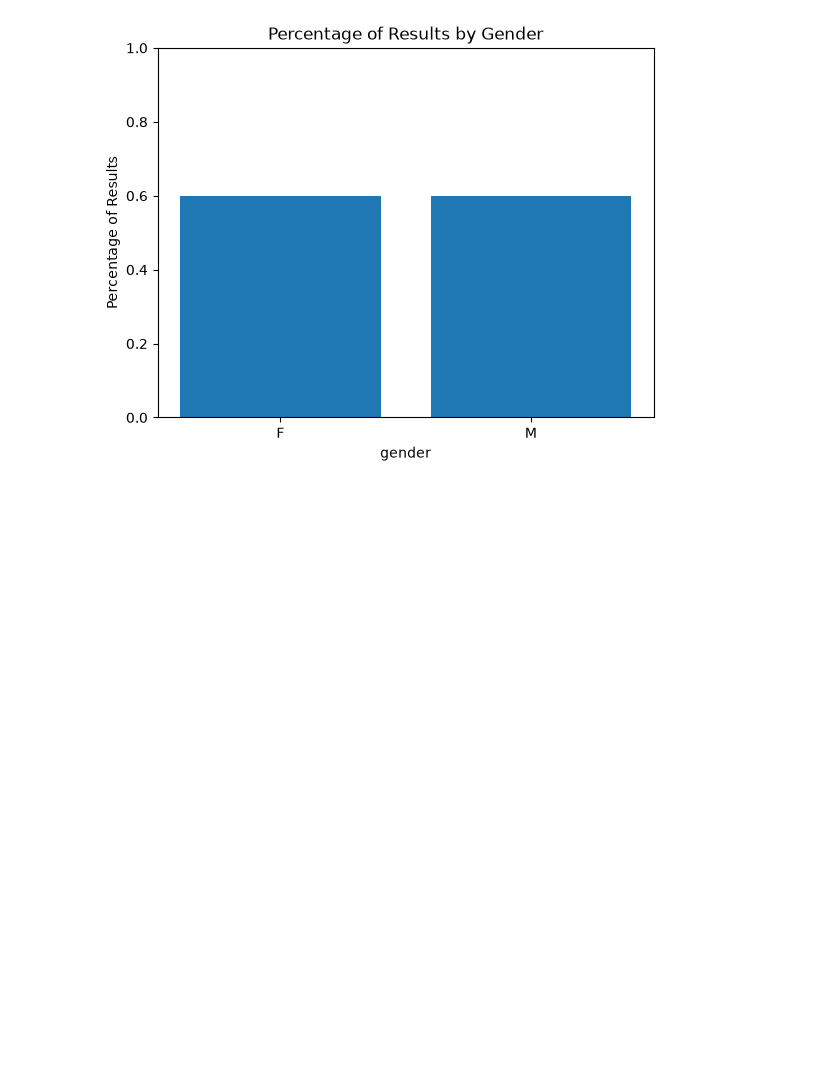
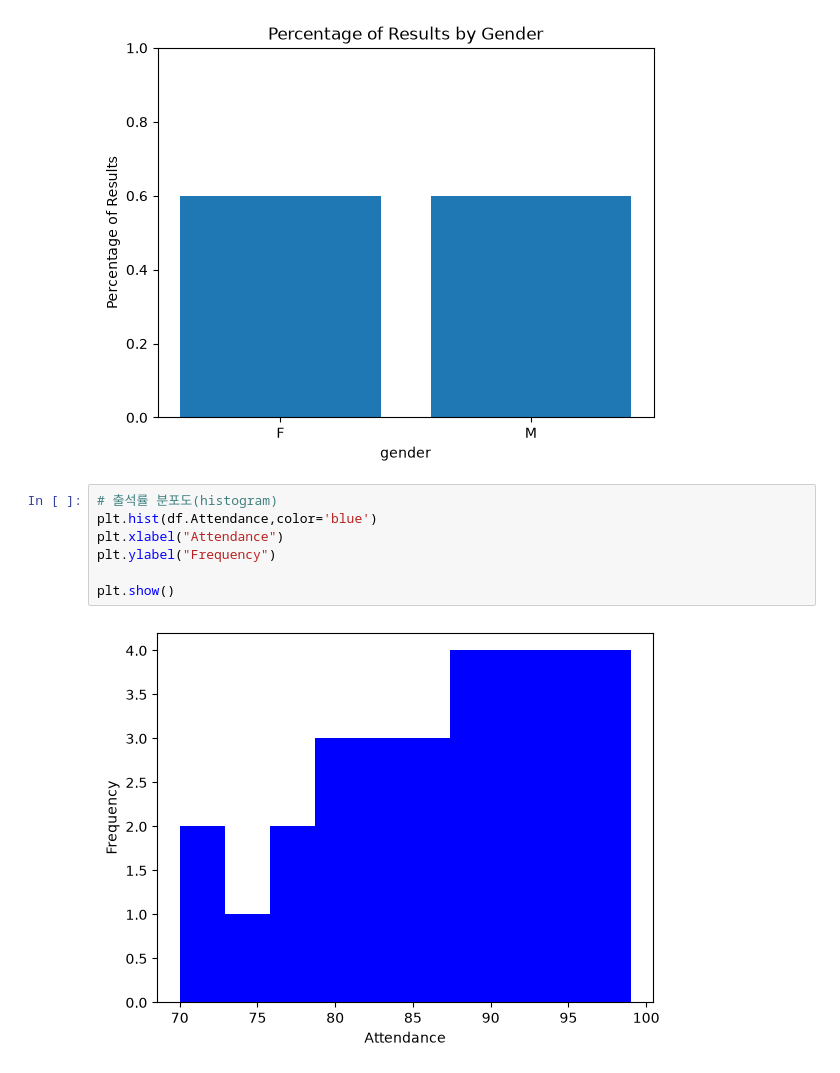
Before and after one commit to H1pal/AI-Subject, a Jupyter notebook: DPreprocessing/student분석_1312.ipynb, the cells around one changed output. Cells and saved outputs as stored; diff of their text form; blank space fills up the shorter version.

```diff
--- a/DPreprocessing/student분석_1312.ipynb
+++ b/DPreprocessing/student분석_1312.ipynb
@@ -85,3 +85,12 @@ F    0.6
 M    0.6
 Name: Result, dtype: float64
 [figure]
+# %%
+# 출석률 분포도(histogram)
+plt.hist(df.Attendance,color='blue')
+plt.xlabel("Attendance")
+plt.ylabel("Frequency")
+
+plt.show()
+# %% [output]
+[figure, added]
```
Also changed, not shown: 1 other file.
